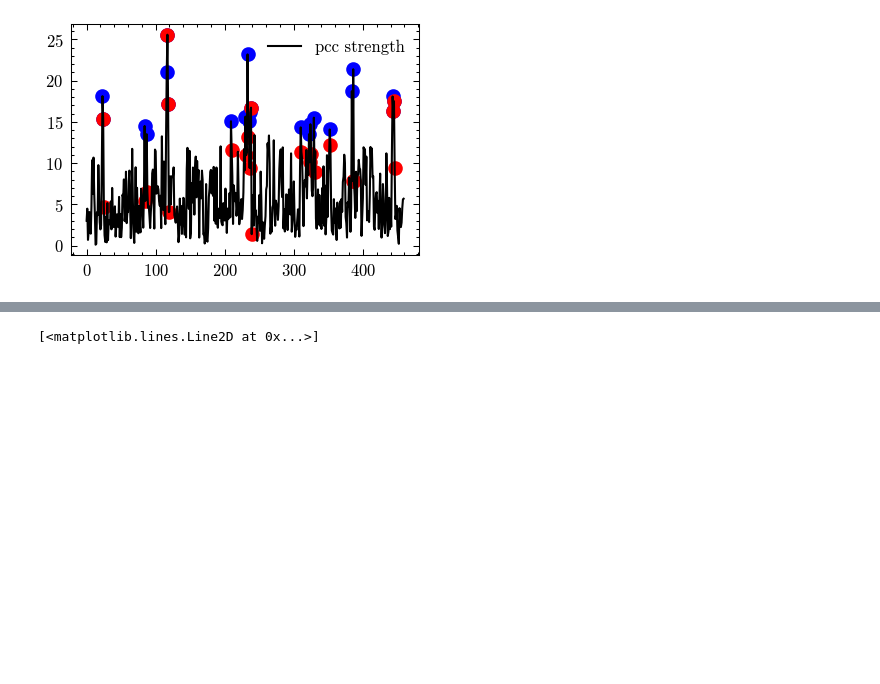
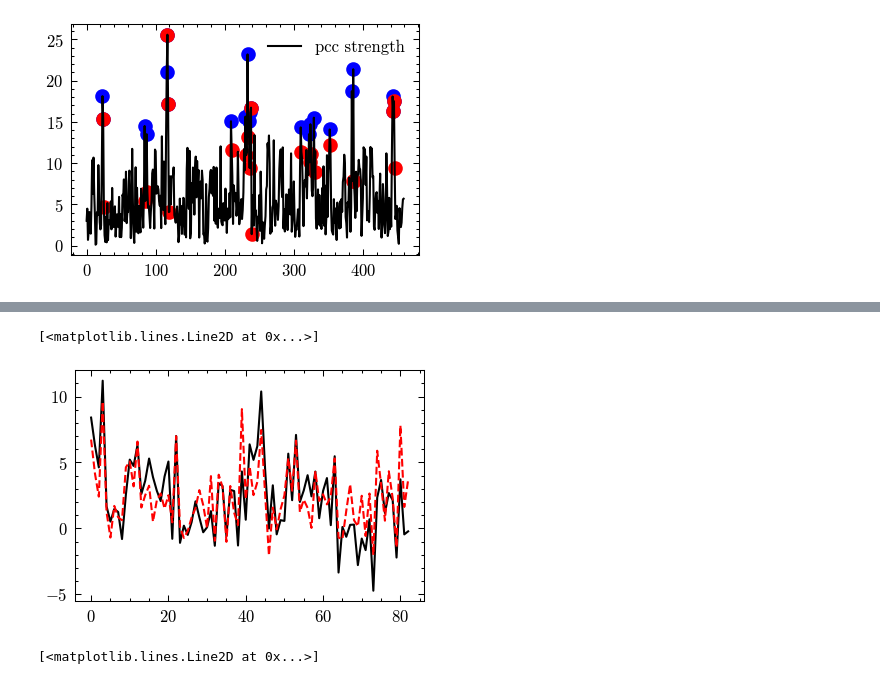
Before and after one commit to miki998/brain-graph_phase-analysis, a Jupyter notebook: notebooks/graph_phase_response.ipynb, the cells around one changed output, grey strips where cells are left out. Drawn from its saved outputs; the diff is of its cells as text; code cells hidden in the pictures; blank space fills up the shorter version.

```diff
--- a/notebooks/graph_phase_response.ipynb
+++ b/notebooks/graph_phase_response.ipynb
@@ -160,3 +169,9 @@ plt.legend()
+# %%
+plt.plot(avg_signal)
+plt.plot(avg_signal_next)
+# %% [output]
+[<matplotlib.lines.Line2D at 0x...>]
+[figure, added]
 # %%
 current_spectrum = operations.GFT(avg_signal, U, Uinv=Uinv)
 next_spectrum = operations.GFT(avg_signal_next, U, Uinv=Uinv)
```
Also changed, not shown: parts of 1 cell of this notebook, 15 other files.
